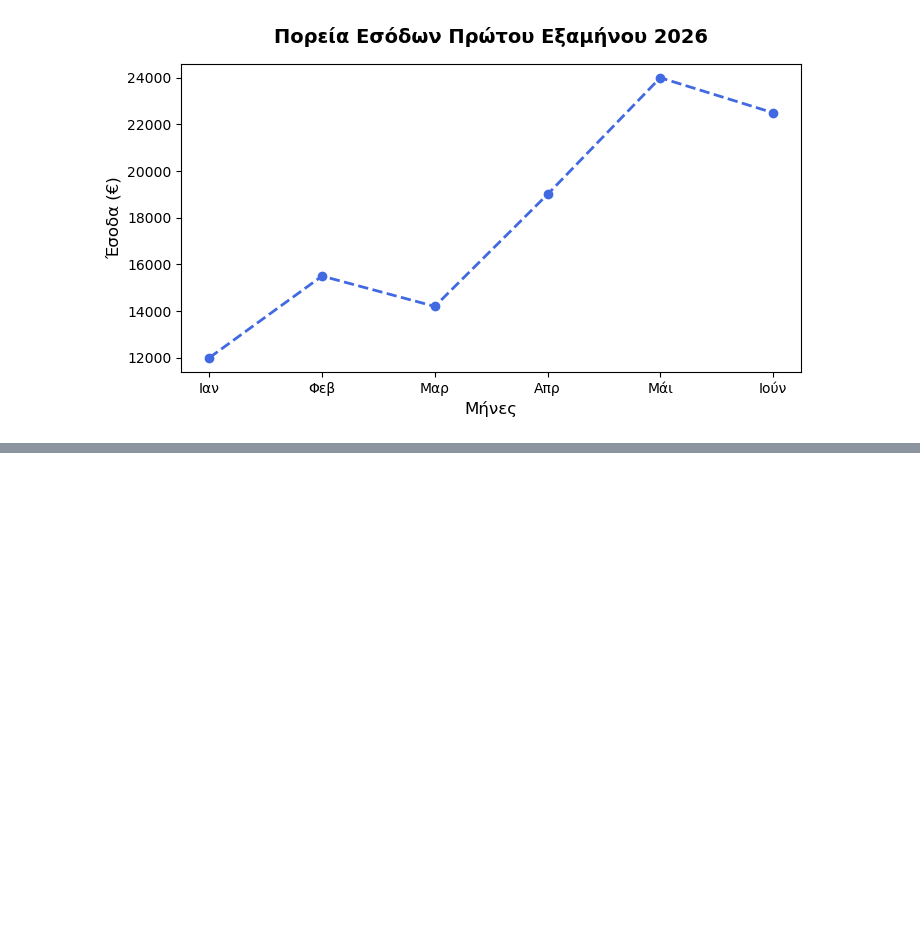
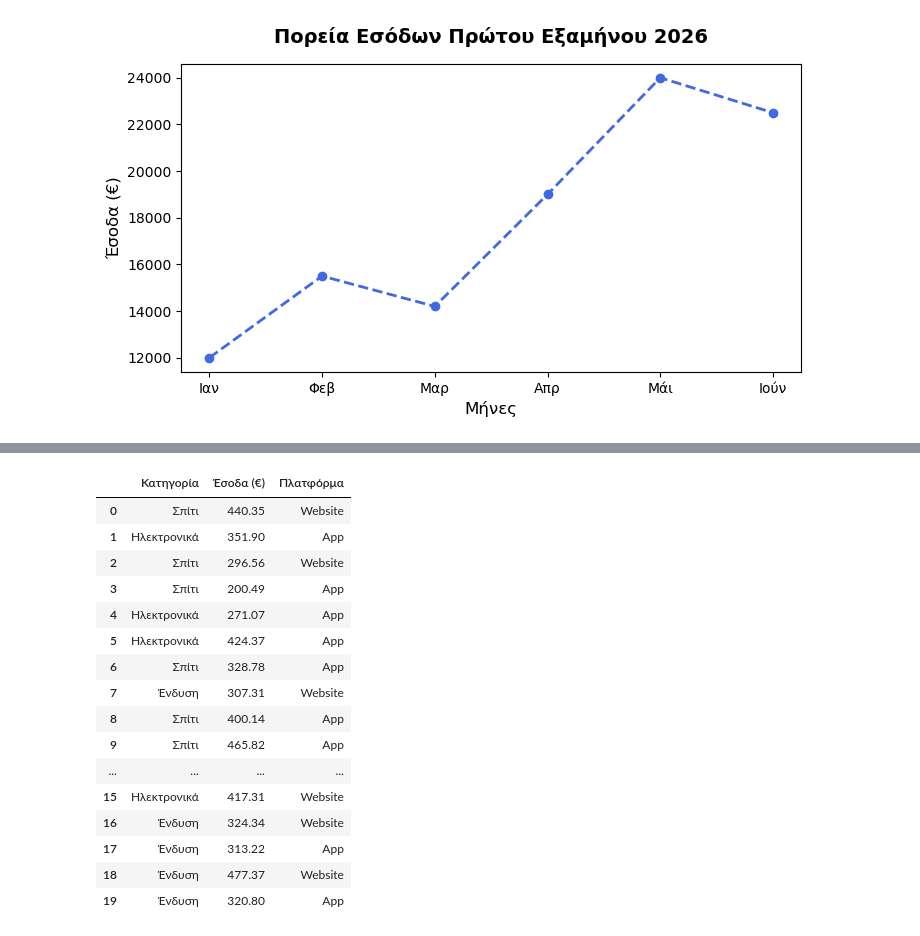
Before and after one commit to dimosm93/AI_Bootcamp, a Jupyter notebook: datavisualization.ipynb, the cells around one changed output, grey strips where cells are left out. Cells and saved outputs as stored; diff of their text form; code cells hidden in the pictures; blank space fills up the shorter version.

```diff
--- a/datavisualization.ipynb
+++ b/datavisualization.ipynb
@@ -47,0 +127,20 @@ plt.show()
+# %%
+df_sales.head(20)
+# %% [output]
+|  | Κατηγορία | Έσοδα (€) | Πλατφόρμα |
+| 0 | Σπίτι | 440.35 | Website |
+| 1 | Ηλεκτρονικά | 351.90 | App |
+| 2 | Σπίτι | 296.56 | Website |
+| 3 | Σπίτι | 200.49 | App |
+| 4 | Ηλεκτρονικά | 271.07 | App |
+| 5 | Ηλεκτρονικά | 424.37 | App |
+| 6 | Σπίτι | 328.78 | App |
+| 7 | Ένδυση | 307.31 | Website |
+| 8 | Σπίτι | 400.14 | App |
+| 9 | Σπίτι | 465.82 | App |
+| ... | ... | ... | ... |
+| 15 | Ηλεκτρονικά | 417.31 | Website |
+| 16 | Ένδυση | 324.34 | Website |
+| 17 | Ένδυση | 313.22 | App |
+| 18 | Ένδυση | 477.37 | Website |
+| 19 | Ένδυση | 320.80 | App |
```
Also changed, not shown: parts of 3 cells of this notebook, 1 other file.
